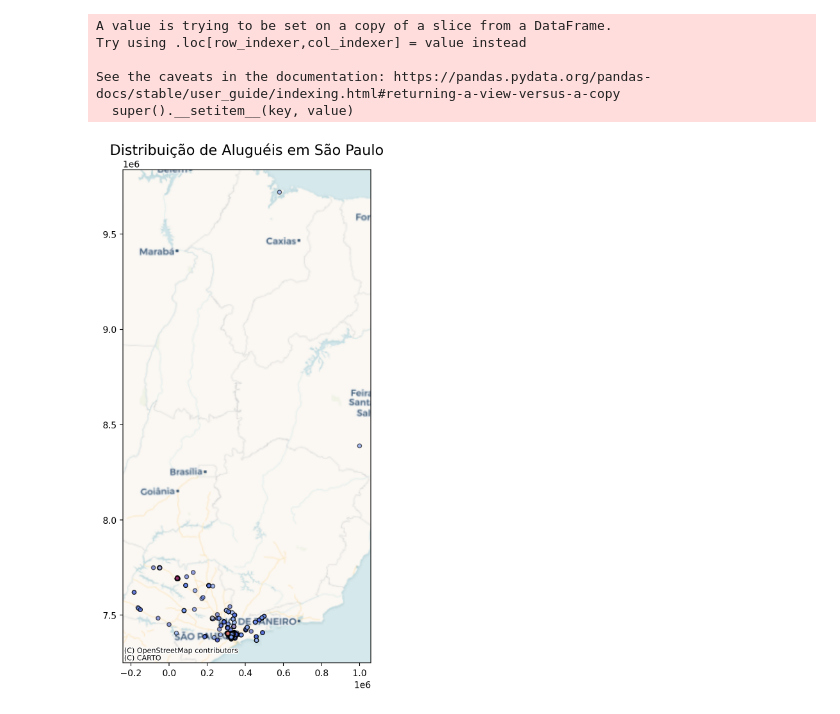
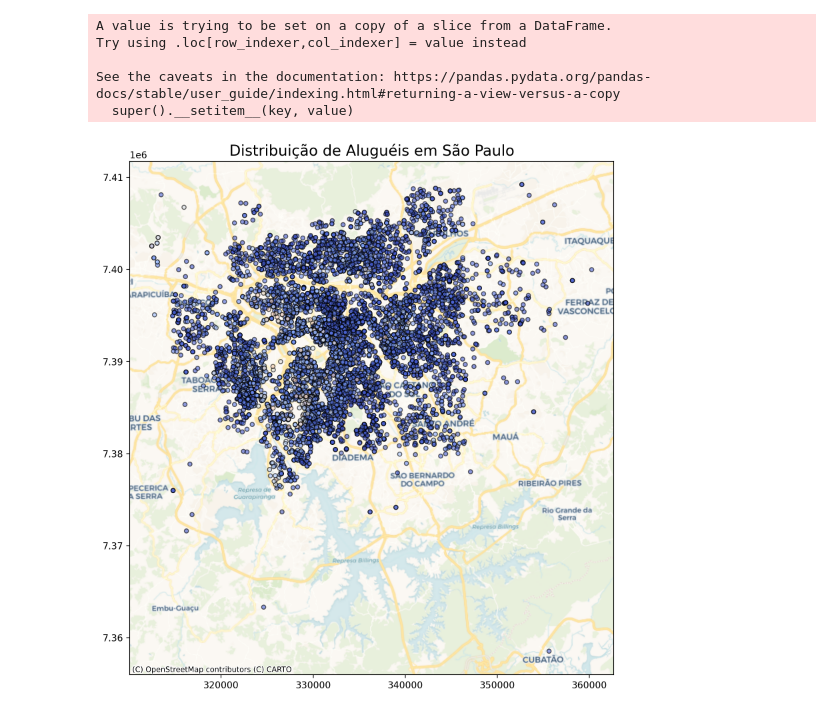
Before and after one commit to josermf2/infogeo-project, a Jupyter notebook: initialAnalysis.ipynb, the cells around one changed output. Drawn from its saved outputs; the diff is of its cells as text; code cells hidden in the pictures.

```diff
--- a/initialAnalysis.ipynb
+++ b/initialAnalysis.ipynb
@@ -6,14 +6,14 @@ import matplotlib.pyplot as plt
 import contextily as ctx
 
 # Carregar os dados dos imóveis
-housing_data = pd.read_csv('data/with_lat_long.csv')
+housing_data = pd.read_csv('data/filtered_addresses_sao_paulo.csv')
 
 # Criar a geometria a partir das coordenadas de latitude e longitude
 geometry = [Point(xy) for xy in zip(housing_data['longitude'], housing_data['latitude'])]
 geo_housing_data = gpd.GeoDataFrame(housing_data, geometry=geometry, crs="EPSG:4326")
 
 # Carregar o limite do município de São Paulo
-municipios_sp = gpd.read_file('SIRGAS_limites_municipais.shp')
+municipios_sp = gpd.read_file('data/sao_paulo_boundaries/SIRGAS_limites_municipais.shp')
 sp = municipios_sp.query('municipio == "SÃO PAULO"')
 
 # Definir o CRS original de sp para SIRGAS 2000 e reprojetar para EPSG:31983
@@ -25,31 +25,31 @@ geo_housing_data = geo_housing_data.to_crs(epsg=31983)
 
 # Plotar o limite de São Paulo e os imóveis
 %config InlineBackend.figure_format = 'retina'
 fig, ax = plt.subplots(figsize=(10, 10))
 
 # Plotar o limite do município de São Paulo
 sp.plot(ax=ax, color='white', edgecolor='black', alpha=0.6)
 
 # Plotar os pontos dos imóveis
 geo_housing_data.plot(
     ax=ax,
     column='rent',  # Coluna com o valor do aluguel
     cmap='coolwarm',  # Mapa de cores para representar o valor do aluguel
     markersize=20,
     alpha=0.6,
     edgecolor='black'
 )
 
 # Adicionar o mapa base
 ctx.add_basemap(ax, crs="EPSG:31983", source=ctx.providers.CartoDB.Voyager)
 
 # Ajustes finais no gráfico
 plt.title("Distribuição de Aluguéis em São Paulo", fontsize=16)
 plt.show()
 # %% [output]
 A value is trying to be set on a copy of a slice from a DataFrame.
 Try using .loc[row_indexer,col_indexer] = value instead
 
 See the caveats in the documentation: https://pandas.pydata.org/pandas-docs/stable/user_guide/indexing.html#returning-a-view-versus-a-copy
   super().__setitem__(key, value)
-[figure, old version]
+[figure, new version]
```
Also changed, not shown: 16 other files.
